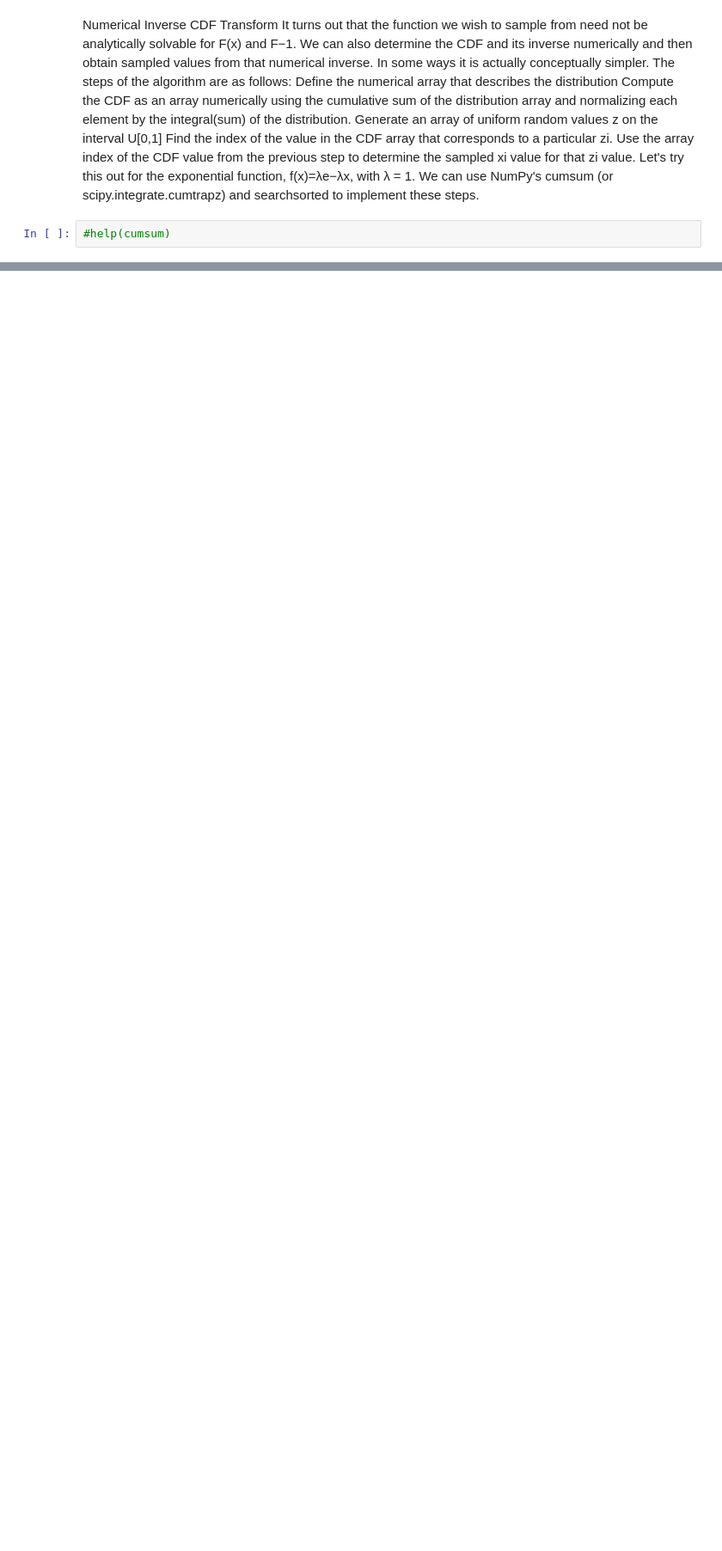
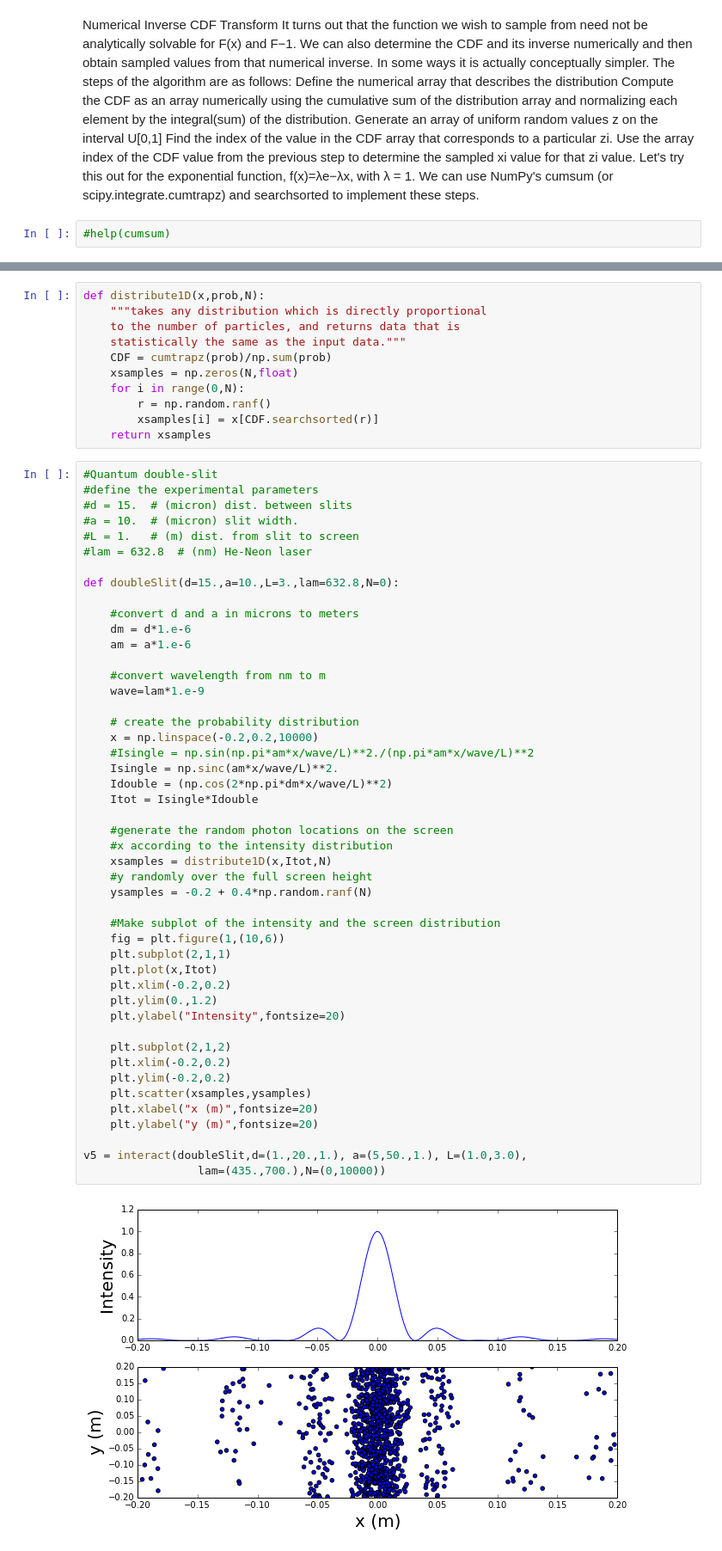
Before and after one commit to sfunkhou/PHYS202-S14, a Jupyter notebook: SciPy/RandomAndMCTour.ipynb, the cells around one changed output, grey strips where cells are left out. Shown at 86% size. Cells and saved outputs as stored; diff of their text form; blank space fills up the shorter version.

```diff
--- a/SciPy/RandomAndMCTour.ipynb
+++ b/SciPy/RandomAndMCTour.ipynb
@@ -230,0 +233,60 @@ x location =  1.802
+# %%
+def distribute1D(x,prob,N):
+    """takes any distribution which is directly proportional
+    to the number of particles, and returns data that is
+    statistically the same as the input data."""
+    CDF = cumtrapz(prob)/np.sum(prob)
+    xsamples = np.zeros(N,float)
+    for i in range(0,N):
+        r = np.random.ranf()
+        xsamples[i] = x[CDF.searchsorted(r)]
+    return xsamples
+# %%
+#Quantum double-slit
+#define the experimental parameters
+#d = 15.  # (micron) dist. between slits
+#a = 10.  # (micron) slit width.
+#L = 1.   # (m) dist. from slit to screen
+#lam = 632.8  # (nm) He-Neon laser
+
+def doubleSlit(d=15.,a=10.,L=3.,lam=632.8,N=0):
+
+    #convert d and a in microns to meters
+    dm = d*1.e-6
+    am = a*1.e-6
+
+    #convert wavelength from nm to m
+    wave=lam*1.e-9
+
+    # create the probability distribution
+    x = np.linspace(-0.2,0.2,10000)
+    #Isingle = np.sin(np.pi*am*x/wave/L)**2./(np.pi*am*x/wave/L)**2
+    Isingle = np.sinc(am*x/wave/L)**2.
+    Idouble = (np.cos(2*np.pi*dm*x/wave/L)**2)
+    Itot = Isingle*Idouble
+
+    #generate the random photon locations on the screen
+    #x according to the intensity distribution
+    xsamples = distribute1D(x,Itot,N)
+    #y randomly over the full screen height
+    ysamples = -0.2 + 0.4*np.random.ranf(N)
+
+    #Make subplot of the intensity and the screen distribution
+    fig = plt.figure(1,(10,6))
+    plt.subplot(2,1,1)
+    plt.plot(x,Itot)
+    plt.xlim(-0.2,0.2)
+    plt.ylim(0.,1.2)
+    plt.ylabel("Intensity",fontsize=20)
+
+    plt.subplot(2,1,2)
+    plt.xlim(-0.2,0.2)
+    plt.ylim(-0.2,0.2)
+    plt.scatter(xsamples,ysamples)
+    plt.xlabel("x (m)",fontsize=20)
+    plt.ylabel("y (m)",fontsize=20)
+
+v5 = interact(doubleSlit,d=(1.,20.,1.), a=(5,50.,1.), L=(1.0,3.0),
+                 lam=(435.,700.),N=(0,10000))
+# %% [output]
+[figure, added]
```
Also changed, not shown: parts of 7 cells of this notebook, 2 other files.
